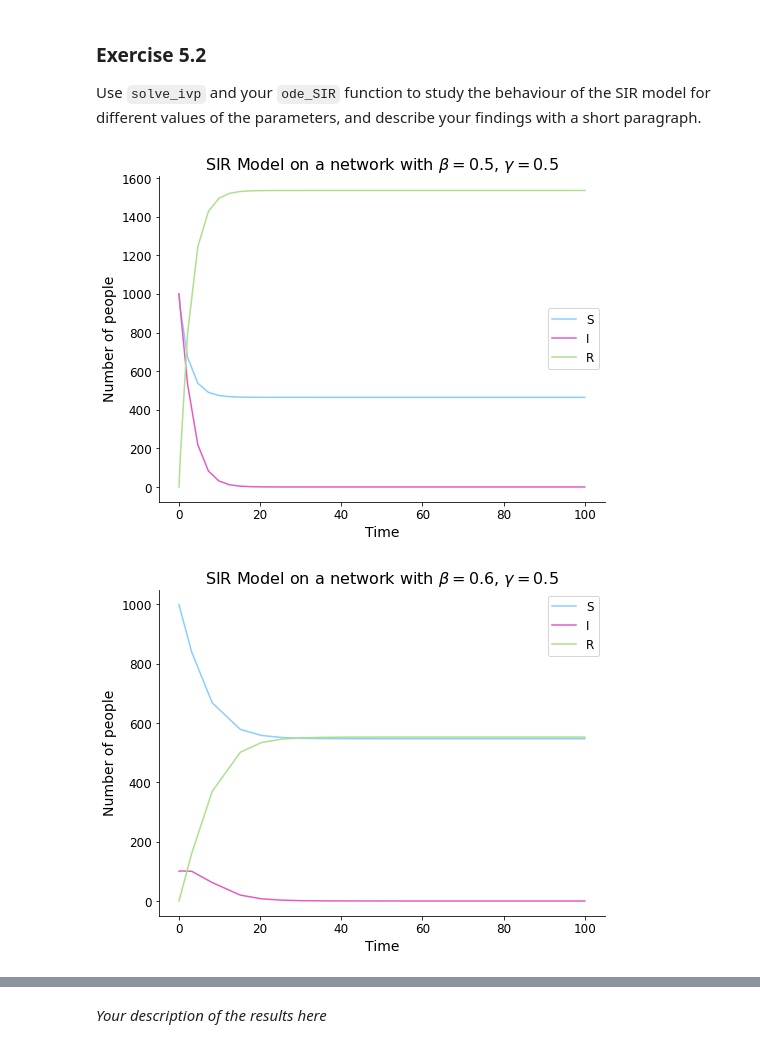
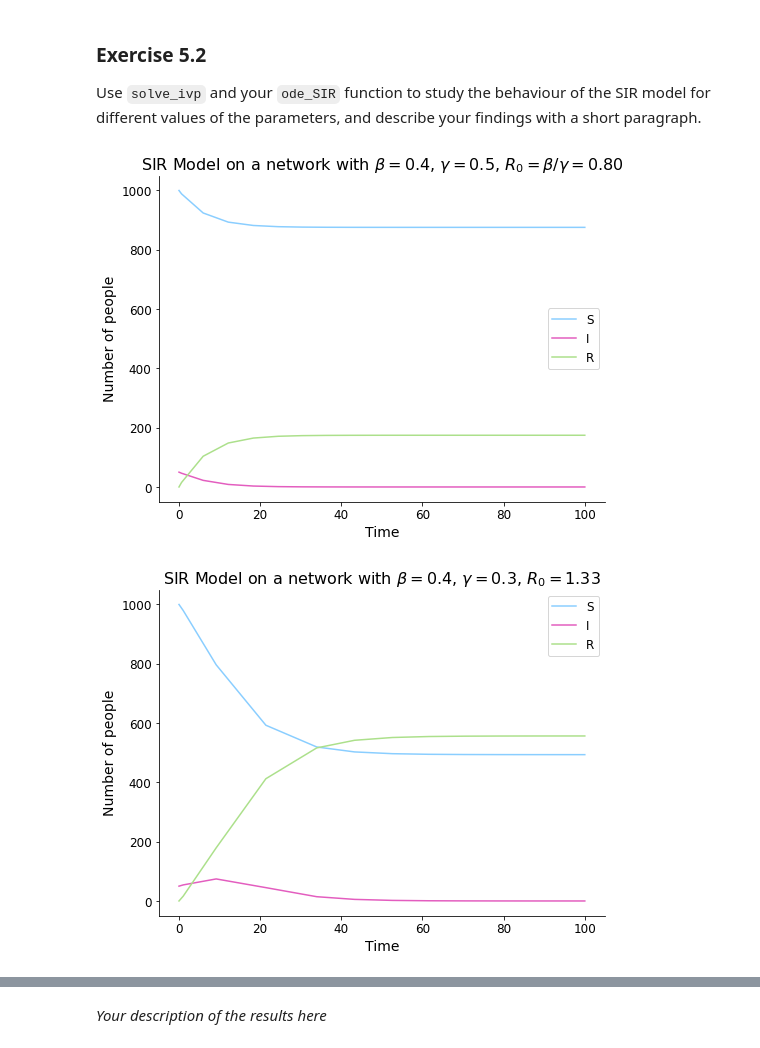
Before and after one commit to Gea97/MeccanicaStatistica2021, a Jupyter notebook: notebooks/5-SIR-Model.ipynb, the cells around one changed output, grey strips where cells are left out. Cells and saved outputs as stored; diff of their text form; code cells hidden in the pictures.

```diff
--- a/notebooks/5-SIR-Model.ipynb
+++ b/notebooks/5-SIR-Model.ipynb
@@ -73,9 +73,12 @@ def odes_SIR(t, y):
 Use `solve_ivp` and your `ode_SIR` function to study the behaviour of the SIR model for different values of the parameters, and describe your findings with a short paragraph.
 # %%
 # set parameters
-beta=0.5
+beta=0.4
 gamma=0.5
-y0 = (10**3, 1000, 0)
+N=10**3
+In=50
+R0=beta/gamma
+y0 = (N, In, 0)
 tmax = 100
 # %%
 # solve ODE
@@ -88,29 +91,29 @@ S, I, R = ode_result.y
 # %%
 # OPTIONAL to get the same colors for S, I, R plots over all the notebook, we can define a dictionary of colors
 SIR_colors = {
     "S": "#8aceff",
     "I": "#e35dbf",
     "R": "#ace08b"
-    #"S": "blue",
-    #"I": "red",
-    #"R": "green"
 }
 
 # plot solution (S, I, R) on y axis, time on x-axis
 fig, ax = plt.subplots (1,1, figsize =(8,6))
 ax.plot(t_range, S, c=SIR_colors["S"],label=r"S")
 ax.plot(t_range, I, c=SIR_colors["I"],label=r"I")
 ax.plot(t_range, R, c=SIR_colors["R"],label=r"R")
 ax.set_xlabel(r"Time")
 ax.set_ylabel(r"Number of people")
-ax.set_title(r"SIR Model on a network with $\beta= $" + str(beta) + r", $\gamma=$" + str(gamma))
+ax.set_title(r"SIR Model on a network with $\beta= $" + str(beta) + r", $\gamma= $" + str(gamma) + r", $R_{0} = \beta/\gamma = $" + str("%.2f" % R0))
 ax.legend(loc="best");
 # %% [output]
-[figure, old version]
+[figure, new version]
 # %%
-beta=0.6
-gamma=0.5
-y0 = (10**3, 100, 0)
+beta=0.4
+gamma=0.3
+N=10**3
+In=50
+R0=beta/gamma
+y0 = (N, In, 0)
 ode_result = solve_ivp(odes_SIR, (0, tmax), y0)
 t_range = ode_result.t
 S, I, R = ode_result.y
@@ -123,8 +126,8 @@ ax.plot(t_range, I, c=SIR_colors["I"],label=r"I")
 ax.plot(t_range, R, c=SIR_colors["R"],label=r"R")
 ax.set_xlabel(r"Time")
 ax.set_ylabel(r"Number of people")
-ax.set_title(r"SIR Model on a network with $\beta= $" + str(beta) + r", $\gamma=$" + str(gamma))
+ax.set_title(r"SIR Model on a network with $\beta= $" + str(beta) + r", $\gamma= $" + str(gamma) + r", $R_{0} =$" + str("%.2f" % R0))
 ax.legend(loc="best");
 # %% [output]
-[figure, old version]
+[figure, new version]
 # %%
```
Also changed, not shown: parts of 35 cells of this notebook.
